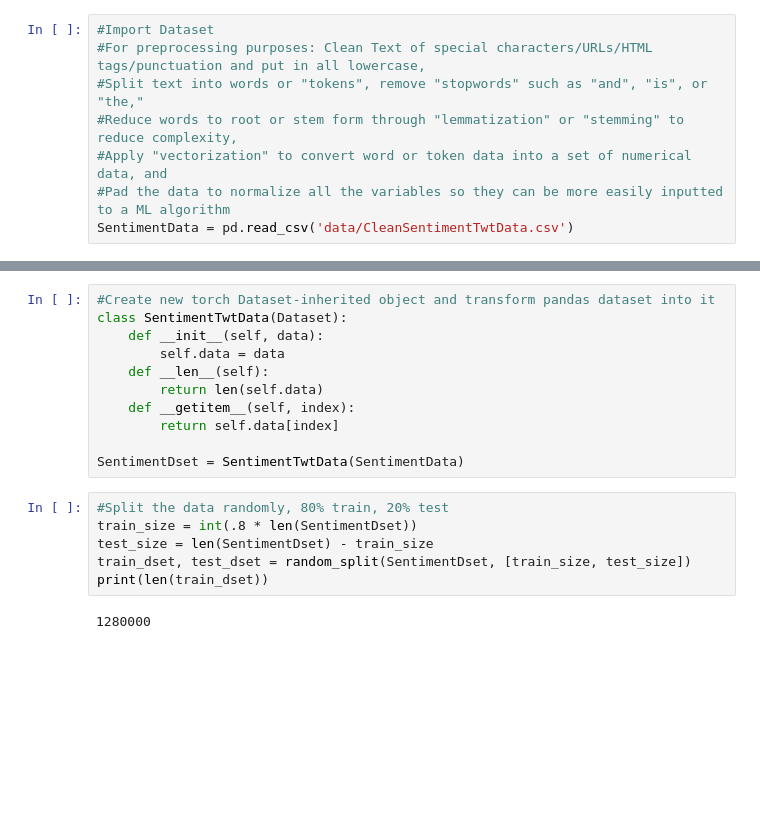
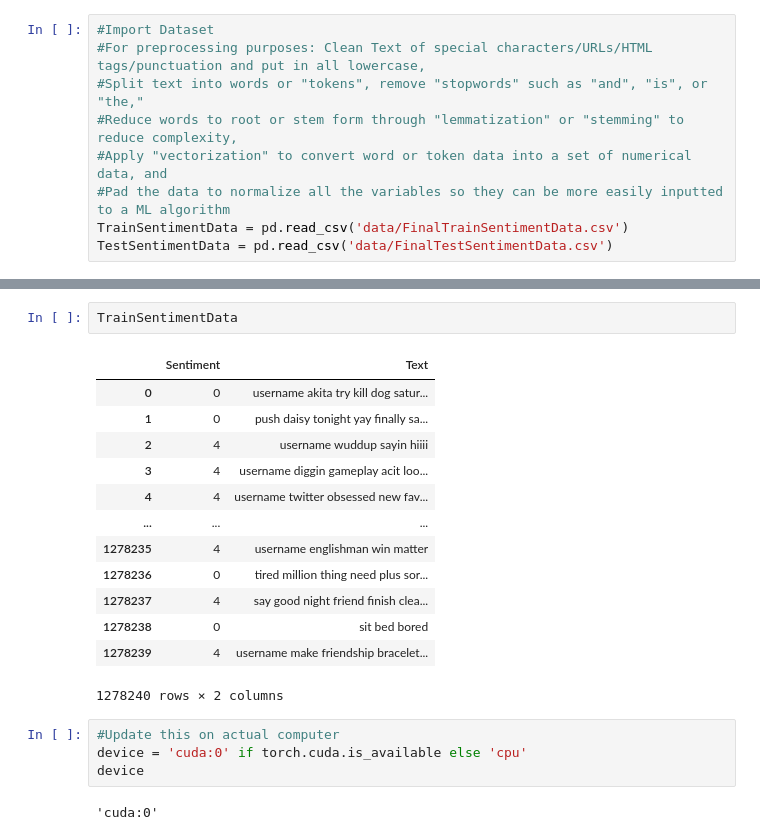
Before and after one commit to Ccr414/Election-Twts-Sentiment, a Jupyter notebook: SentimentModelTraining.ipynb, the cells around one changed output, grey strips where cells are left out. Saved outputs shown, nothing was run; the diff lists cells and outputs as text; blank space fills up the shorter version.

Commit message:
Major changes, algorithm is ready to be run on primary computer

```diff
--- a/SentimentModelTraining.ipynb
+++ b/SentimentModelTraining.ipynb
@@ -21,4 +23,5 @@ import re
 #Reduce words to root or stem form through "lemmatization" or "stemming" to reduce complexity,
 #Apply "vectorization" to convert word or token data into a set of numerical data, and
 #Pad the data to normalize all the variables so they can be more easily inputted to a ML algorithm
-SentimentData = pd.read_csv('data/CleanSentimentTwtData.csv')
+TrainSentimentData = pd.read_csv('data/FinalTrainSentimentData.csv')
+TestSentimentData = pd.read_csv('data/FinalTestSentimentData.csv')
@@ -48,19 +28,22 @@ def preprocess_text(dset):
-# %%
-#Create new torch Dataset-inherited object and transform pandas dataset into it
-class SentimentTwtData(Dataset):
-    def __init__(self, data):
-        self.data = data
-    def __len__(self):
-        return len(self.data)
-    def __getitem__(self, index):
-        return self.data[index]
-
-SentimentDset = SentimentTwtData(SentimentData)
-# %%
-#Split the data randomly, 80% train, 20% test
-train_size = int(.8 * len(SentimentDset))
-test_size = len(SentimentDset) - train_size
-train_dset, test_dset = random_split(SentimentDset, [train_size, test_size])
-print(len(train_dset))
-# %% [output]
-1280000
+# %%
+TrainSentimentData
+# %% [output]
+|  | Sentiment | Text |
+| 0 | 0 | username akita try kill dog satur... |
+| 1 | 0 | push daisy tonight yay finally sa... |
+| 2 | 4 | username wuddup sayin hiiii |
+| 3 | 4 | username diggin gameplay acit loo... |
+| 4 | 4 | username twitter obsessed new fav... |
+| ... | ... | ... |
+| 1278235 | 4 | username englishman win matter |
+| 1278236 | 0 | tired million thing need plus sor... |
+| 1278237 | 4 | say good night friend finish clea... |
+| 1278238 | 0 | sit bed bored |
+| 1278239 | 4 | username make friendship bracelet... |
+1278240 rows × 2 columns
+# %%
+#Update this on actual computer
+device = 'cuda:0' if torch.cuda.is_available else 'cpu'
+device
+# %% [output]
+'cuda:0'
```
Also changed, not shown: parts of 22 cells of this notebook, 8 other files.
